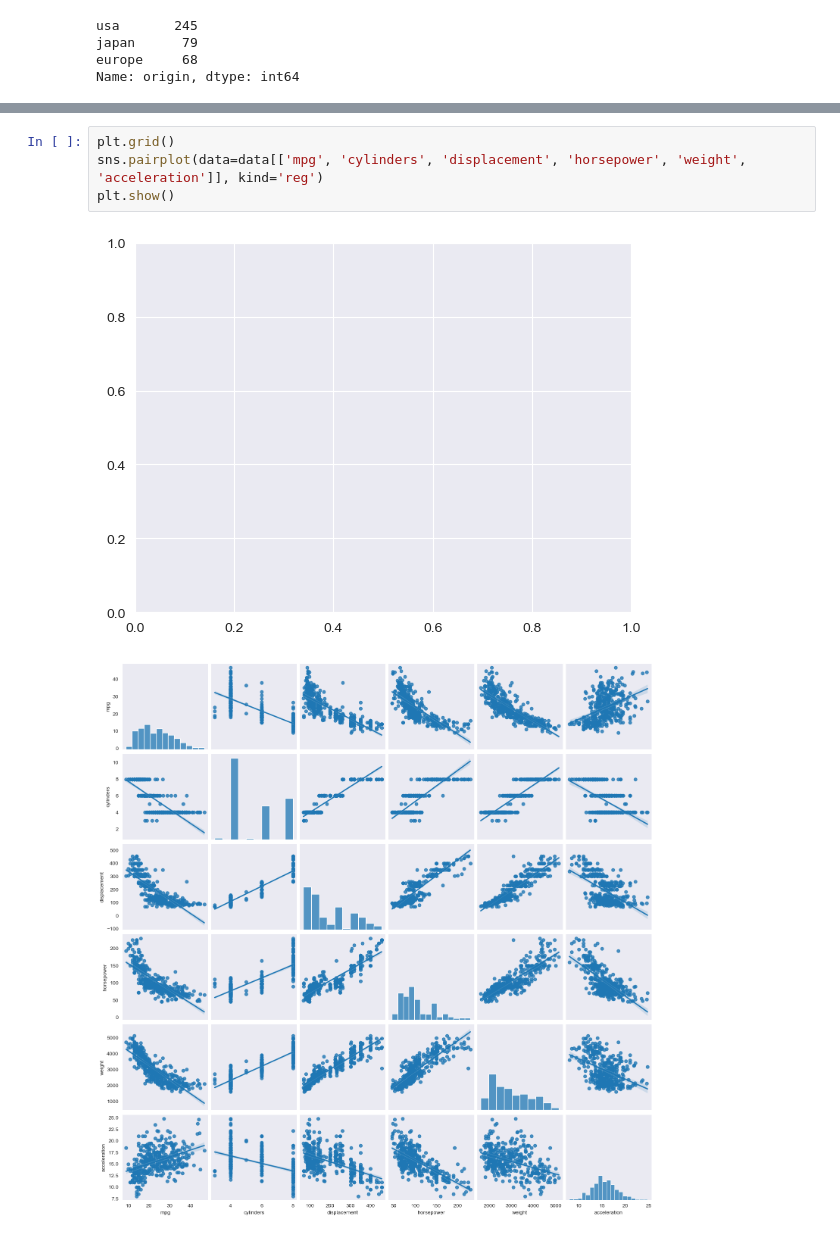
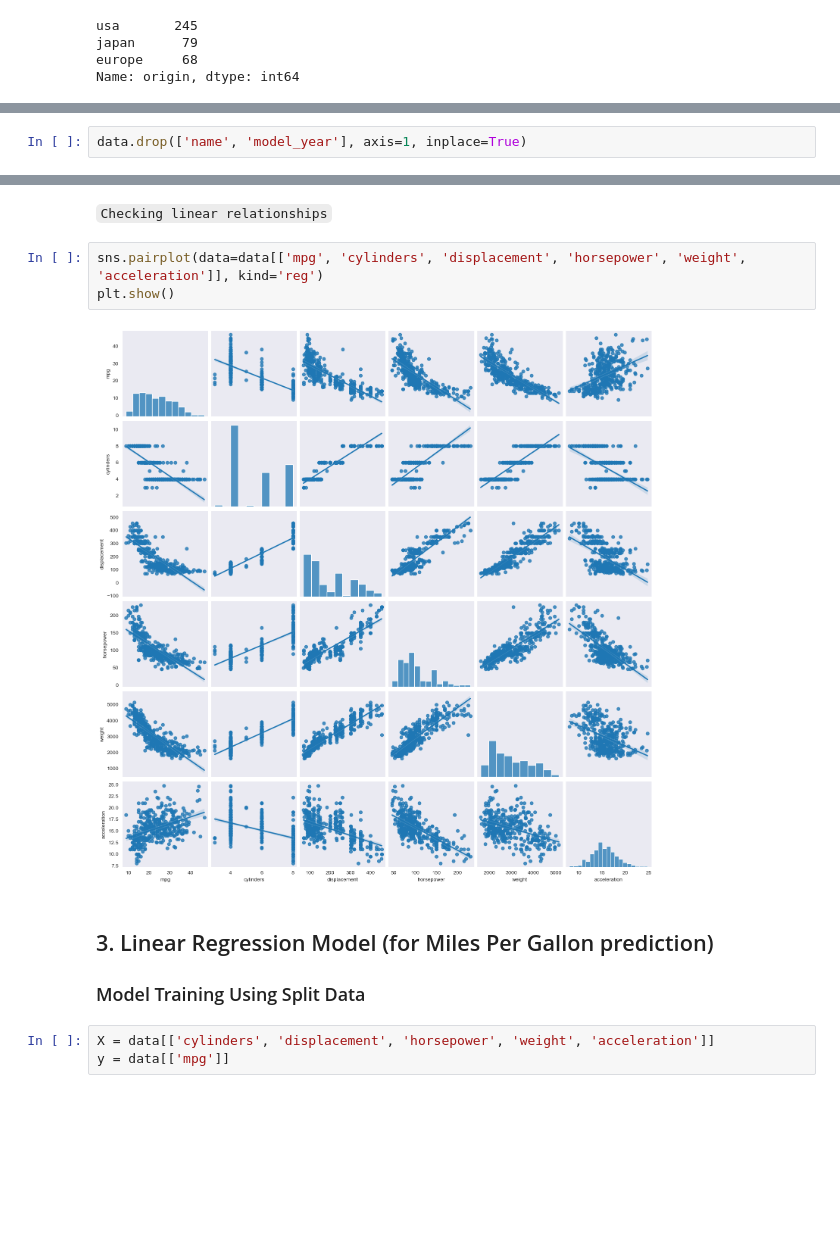
Before and after one commit to AtharvaTaras/Car-Engine-EDA-ML, a Jupyter notebook: EDA.ipynb, the cells around one changed output, grey strips where cells are left out. Drawn from its saved outputs; the diff is of its cells as text; blank space fills up the shorter version.

```diff
--- a/EDA.ipynb
+++ b/EDA.ipynb
@@ -109,0 +117,2 @@ Name: model_year, dtype: int64
+# %%
+data.drop(['name', 'model_year'], axis=1, inplace=True)
@@ -112,10 +126,16 @@ sns.heatmap(data[['mpg', 'cylinders', 'displacement', 'horsepower', 'weight', 'a
 # %% [output]
 <AxesSubplot: >
 [figure]
+# %% [markdown]
+`Checking linear relationships`
 # %%
-plt.grid()
 sns.pairplot(data=data[['mpg', 'cylinders', 'displacement', 'horsepower', 'weight', 'acceleration']], kind='reg')
 plt.show()
 # %% [output]
-[figure, old version]
+[figure, new version]
-[figure, removed]
+# %% [markdown]
+## 3. Linear Regression Model (for Miles Per Gallon prediction)
+### Model Training Using Split Data
+# %%
+X = data[['cylinders', 'displacement', 'horsepower', 'weight', 'acceleration']]
+y = data[['mpg']]
```
Also changed, not shown: parts of 21 cells of this notebook.
